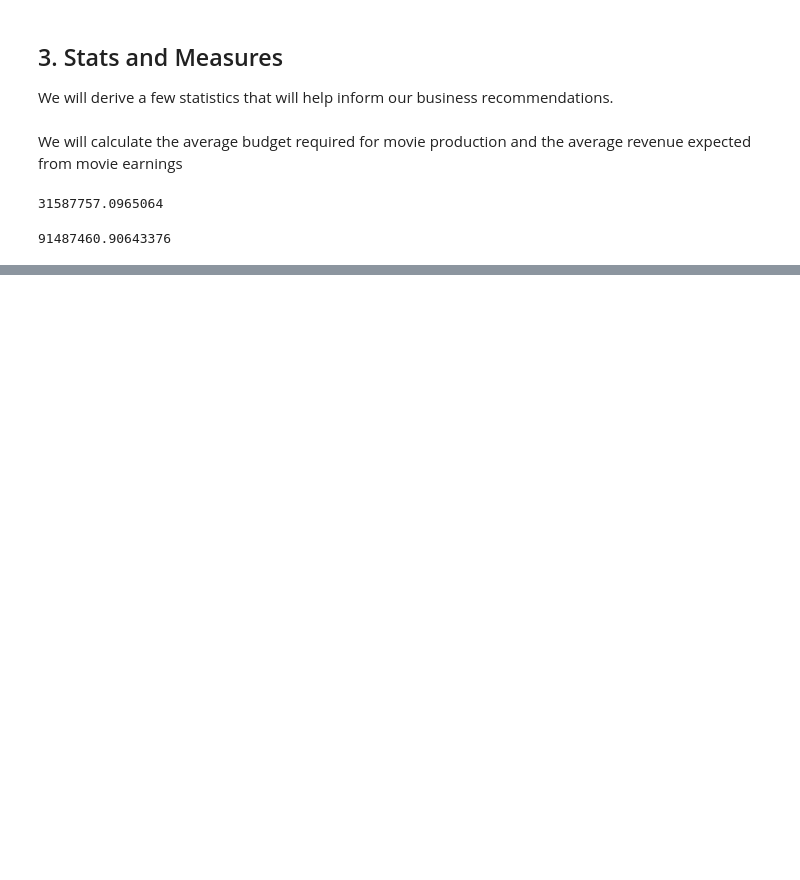
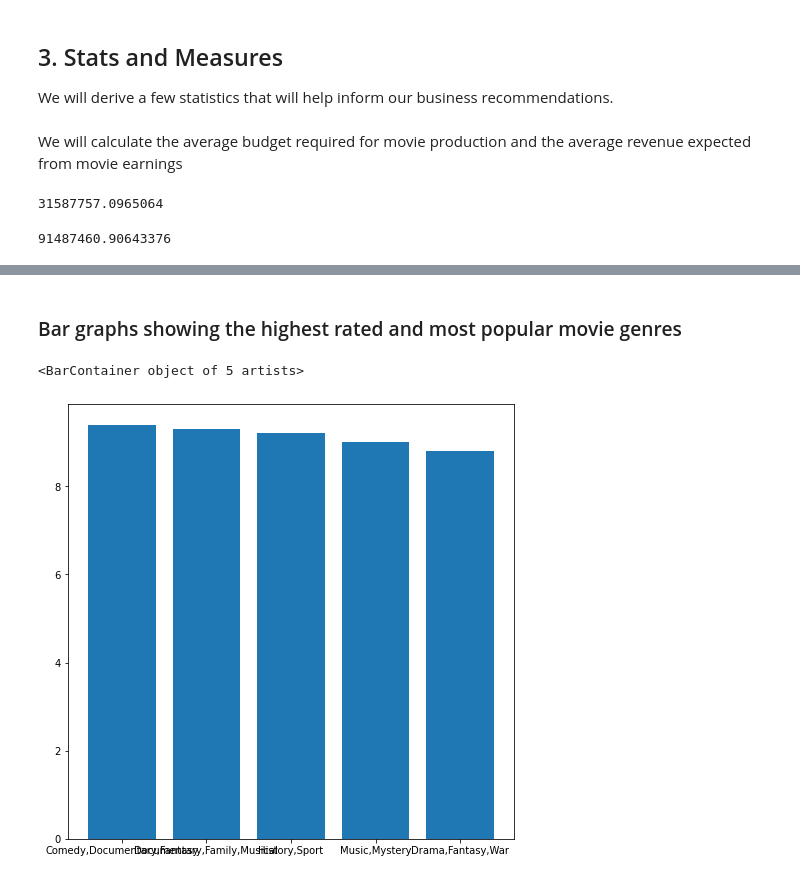
Before and after one commit to lewigi/dsc-phase-1-project-v2-4, a Jupyter notebook: student.ipynb, the cells around one changed output, grey strips where cells are left out. Cells and saved outputs as stored; diff of their text form; code cells hidden in the pictures; blank space fills up the shorter version.

Commit message:
Added data visualization

```diff
--- a/student.ipynb
+++ b/student.ipynb
@@ -573,0 +593,20 @@ imdb_joined.head()
+# %%
+# Required columns are genre and average rating
+
+imdb_rating = imdb_joined[['genres','averagerating']]
+
+# Group by genre and use the mean aggregate function
+
+imdb_rating = imdb_rating.groupby('genres').mean()
+
+# Sort values in descending order according to average rating
+
+imdb_rating.sort_values('averagerating', ascending=False, inplace=True)
+
+# Drop duplicates
+
+imdb_rating.drop_duplicates(inplace=True)
+
+# Preview the first 10 values
+
+imdb_rating.head()
@@ -630,0 +727,15 @@ avg_revenue
+# %% [markdown]
+### Bar graphs showing the highest rated and most popular movie genres
+# %%
+fig, ax = plt.subplots(figsize=(8,8))
+
+# Get values for x and y axis for the plots
+
+highest_rated_genres = imdb_rating.index.to_list()[0:5]
+highest_rated_genres_ratings = imdb_rating['averagerating'][0:5].to_list()
+
+
+ax.bar(highest_rated_genres, highest_rated_genres_ratings)
+# %% [output]
+<BarContainer object of 5 artists>
+[figure, added]
```
Also changed, not shown: parts of 21 cells of this notebook.
